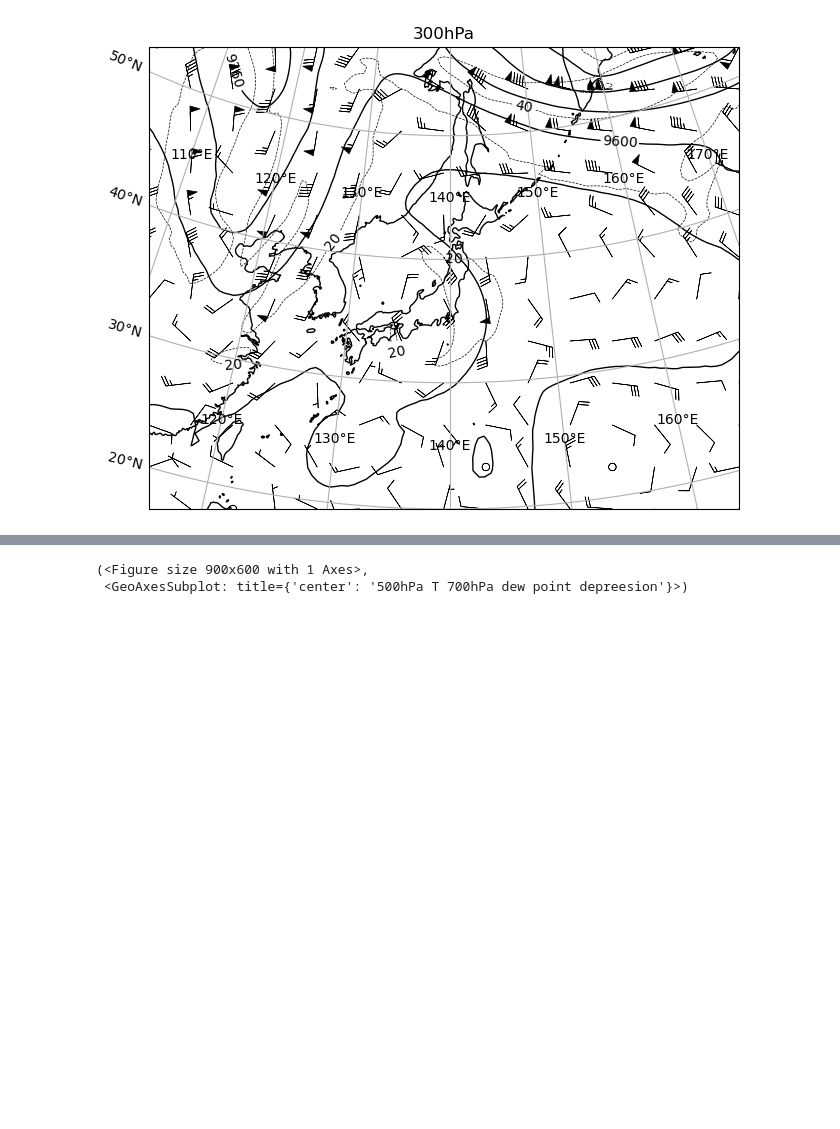
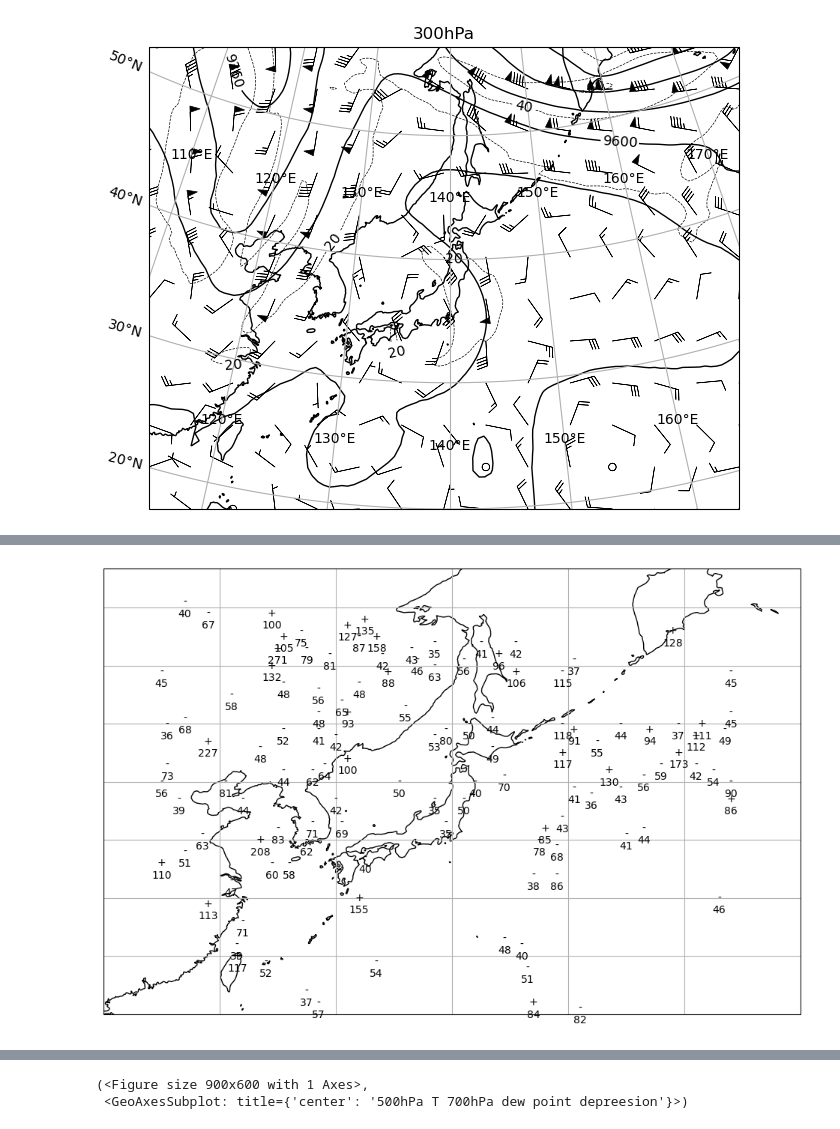
Before and after one commit to earth06/jma_radar, a Jupyter notebook: sample/make_gsm_reader.ipynb, the cells around one changed output, grey strips where cells are left out. Saved outputs shown, nothing was run; the diff lists cells and outputs as text; code cells hidden in the pictures; blank space fills up the shorter version.

```diff
--- a/sample/make_gsm_reader.ipynb
+++ b/sample/make_gsm_reader.ipynb
@@ -75,0 +78,2 @@ wmap.plot_500hPa_vo_map(dslev)
+# %%
+dfpeak=wmap._detect_peaks_v(dslev,"vo", factor=1e6)
@@ -75,0 +84,3 @@ wmap.plot_500hPa_vo_map(dslev)
+# %%
+dfpeak=dfpeak[dfpeak["value"].abs()>=10]
+dfpeak
@@ -76,3 +101,13 @@ wmap.plot_500hPa_vo_map(dslev)
+# %%
+fig=plt.figure(figsize=(12,12))
+ax=fig.add_subplot(1,1,1,projection=ccrs.PlateCarree(central_longitude=135))
+ax.coastlines()
+ax.gridlines()
+ax.set_extent([110,170,20,55])
+for lon,lat,label in zip(dfpeak["lon"], dfpeak["lat"], dfpeak["label"]):
+    ax.text(lon,lat,label, transform=ccrs.PlateCarree(),verticalalignment="center",horizontalalignment="center")
+# %% [output]
+[figure, added]
 # %%
 wmap.plot_surface_ps_wind_precip(ds_sfc,cmap=cmap)
 # %% [output]
```
Also changed, not shown: parts of 5 cells of this notebook, 1 other file.
